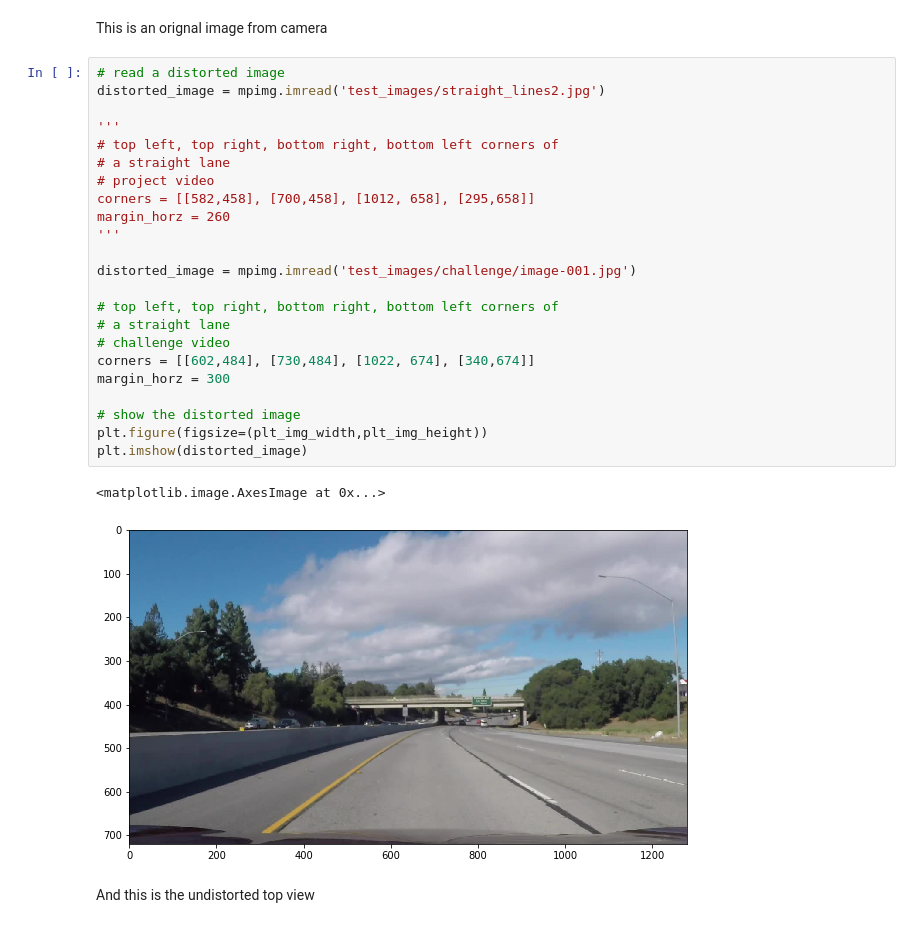
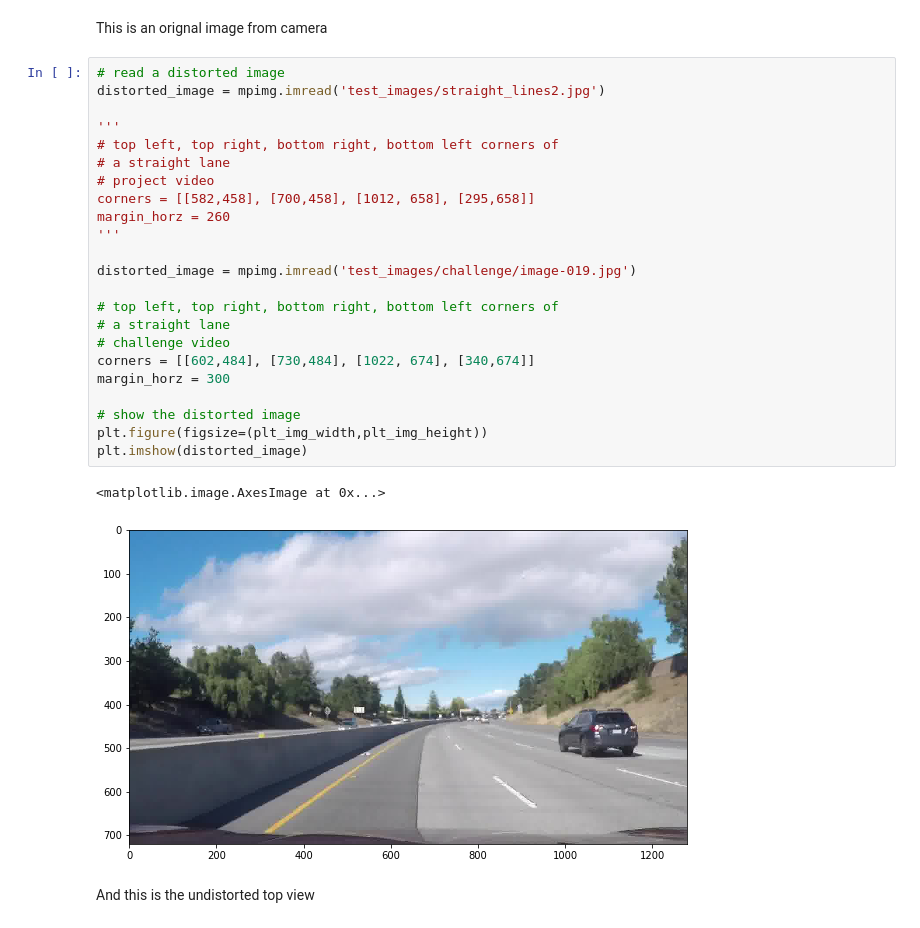
Before and after one commit to mayio/CarND-Advanced-Lane-Lines, a Jupyter notebook: Advanced_Lane_Detection.ipynb, the cells around one changed output. Drawn from its saved outputs; the diff is of its cells as text.

```diff
--- a/Advanced_Lane_Detection.ipynb
+++ b/Advanced_Lane_Detection.ipynb
@@ -61,29 +61,29 @@ This is an orignal image from camera
 # %%
 # read a distorted image
 distorted_image = mpimg.imread('test_images/straight_lines2.jpg')
 
 '''
 # top left, top right, bottom right, bottom left corners of
 # a straight lane
 # project video
 corners = [[582,458], [700,458], [1012, 658], [295,658]]
 margin_horz = 260
 '''
 
-distorted_image = mpimg.imread('test_images/challenge/image-001.jpg')
+distorted_image = mpimg.imread('test_images/challenge/image-019.jpg')
 
 # top left, top right, bottom right, bottom left corners of
 # a straight lane
 # challenge video
 corners = [[602,484], [730,484], [1022, 674], [340,674]]
 margin_horz = 300
 
 # show the distorted image
 plt.figure(figsize=(plt_img_width,plt_img_height))
 plt.imshow(distorted_image)
 # %% [output]
 <matplotlib.image.AxesImage at 0x...>
-[figure, old version]
+[figure, new version]
 # %% [markdown]
 And this is the undistorted top view
 # %%
```
Also changed, not shown: parts of 23 cells of this notebook.
